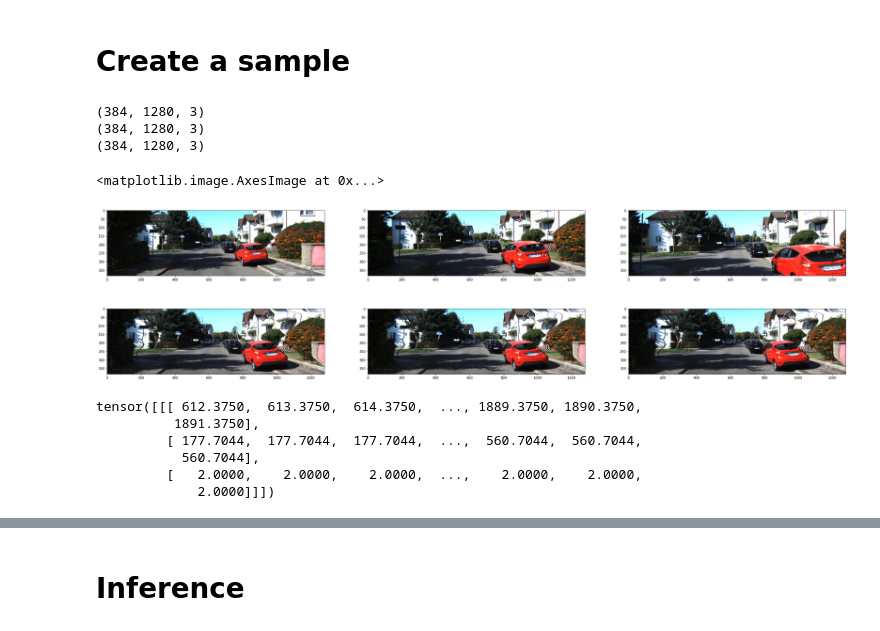
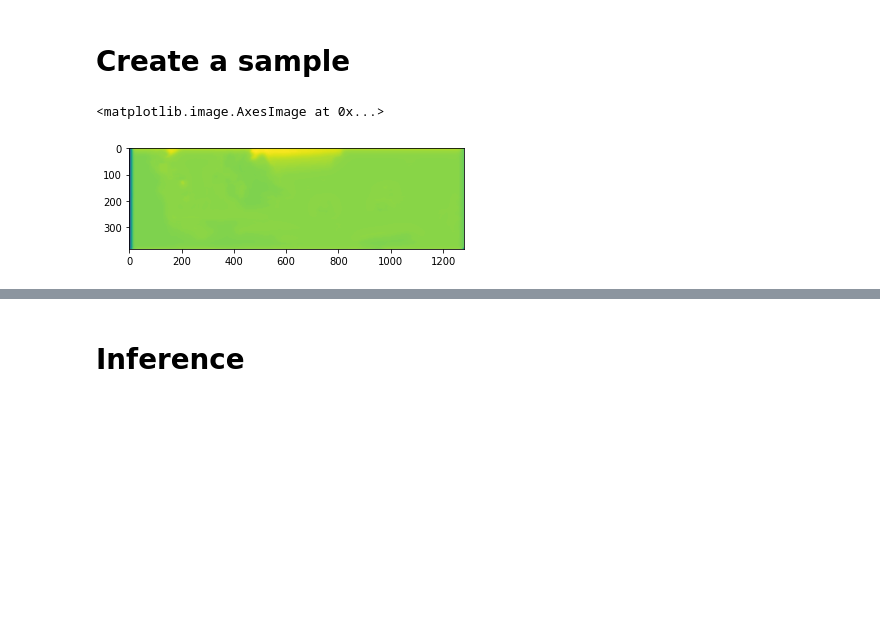
Before and after one commit to Monash-Connected-Autonomous-Vehicle/unsupervised-pseuso-LiDAR, a Jupyter notebook: test.ipynb, the cells around one changed output, grey strips where cells are left out. Saved outputs shown, nothing was run; the diff lists cells and outputs as text; code cells hidden in the pictures; blank space fills up the shorter version.

```diff
--- a/test.ipynb
+++ b/test.ipynb
@@ -39,22 +39,20 @@ depth      = batch['groundtruth']
 batch_option  = 0
 pose_option   = 0
 # %%
-warped_sample = cv2.cvtColor(cv2.imread('./images/warping/2507.png'), cv2.COLOR_RGB2BGR)
+warped_sample = cv2.imread('./images/depth/0.png', cv2.IMREAD_GRAYSCALE)
 
-tgt_img = tgt[batch_option]
-ref_img = ref_imgs[pose_option][batch_option]
-K = intrinsics[batch_option]
+plt.imshow(warped_sample)
+# tgt_img = tgt[batch_option]
+# ref_img = ref_imgs[pose_option][batch_option]
+# K = intrinsics[batch_option]
 
-fig, axs = plt.subplots(2, 3, figsize=(40, 10))
-axs[0, 0].imshow(plt_tensor(ref_imgs[0][1]))
-axs[0, 1].imshow(plt_tensor(tgt[1]))
-axs[0, 2].imshow(plt_tensor(ref_imgs[1][1]))
-axs[1, 0].imshow(warped_sample)
-axs[1, 1].imshow(warped_sample)
-axs[1, 2].imshow(warped_sample)
+# fig, axs = plt.subplots(2, 3, figsize=(40, 10))
+# axs[0, 0].imshow(plt_tensor(ref_imgs[0][1]))
+# axs[0, 1].imshow(plt_tensor(tgt[1]))
+# axs[0, 2].imshow(plt_tensor(ref_imgs[1][1]))
+# axs[1, 0].imshow(warped_sample)
+# axs[1, 1].imshow(warped_sample)
+# axs[1, 2].imshow(warped_sample)
 # %% [output]
-(384, 1280, 3)
-(384, 1280, 3)
-(384, 1280, 3)
+<matplotlib.image.AxesImage at 0x...>
-<matplotlib.image.AxesImage at 0x...>
-[figure, old version]
+[figure, new version]
@@ -76,25 +58,0 @@ xnorm = xnorm.view(1, 3, H, W)
-# %%
-# transform to different frame
-flat_cam_coords = xnorm.view(1, 3, -1)
-
-rot = torch.eye(3)
-t   = poses[0][0][3:].unsqueeze(1)
-
-
-Xc = rot.float() @ flat_cam_coords.float()
-Xc = Xc + t/t[2].float()
-Xc = K.float() @ Xc.float()
-Xc
-
-# T = K @ pose_vec2mat(poses[0][0].unsqueeze(0)).double()
-# rot, tr = T[..., :3], T[..., -1:]
-# Xc = rot.float() @ flat_cam_coords.float()
-# Xc = Xc + (tr/tr[:, 2]).float()
-# Xc
-# %% [output]
-tensor([[[ 612.3750,  613.3750,  614.3750,  ..., 1889.3750, 1890.3750,
-          1891.3750],
-         [ 177.7044,  177.7044,  177.7044,  ...,  560.7044,  560.7044,
-           560.7044],
-         [   2.0000,    2.0000,    2.0000,  ...,    2.0000,    2.0000,
-             2.0000]]])
```
Also changed, not shown: parts of 27 cells of this notebook, 7 other files.
